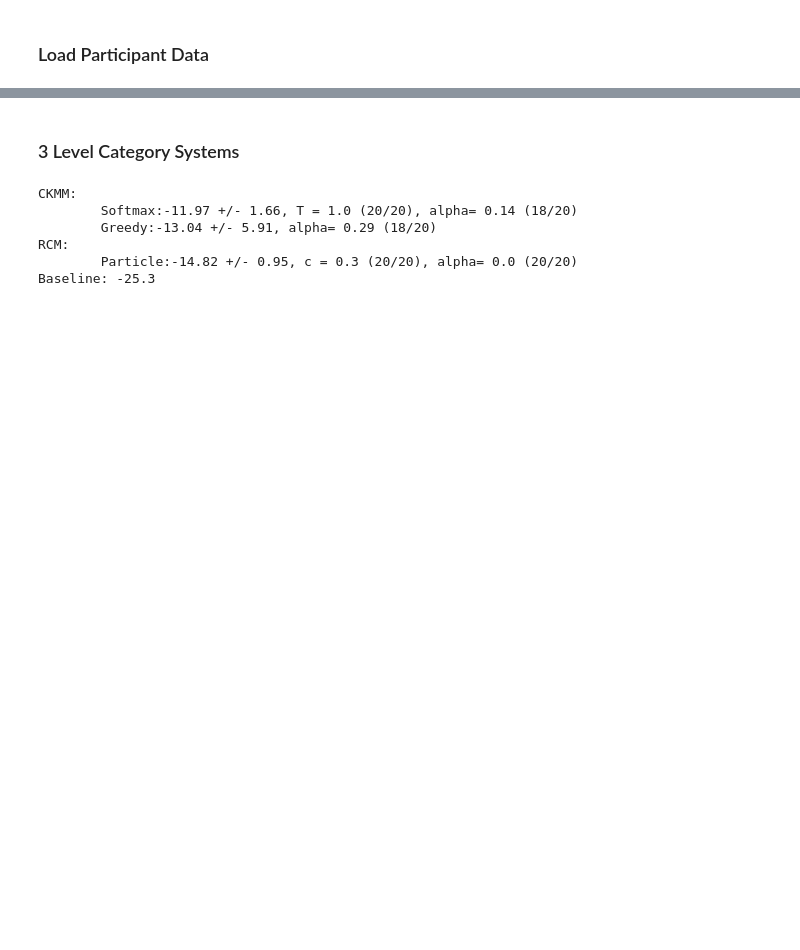
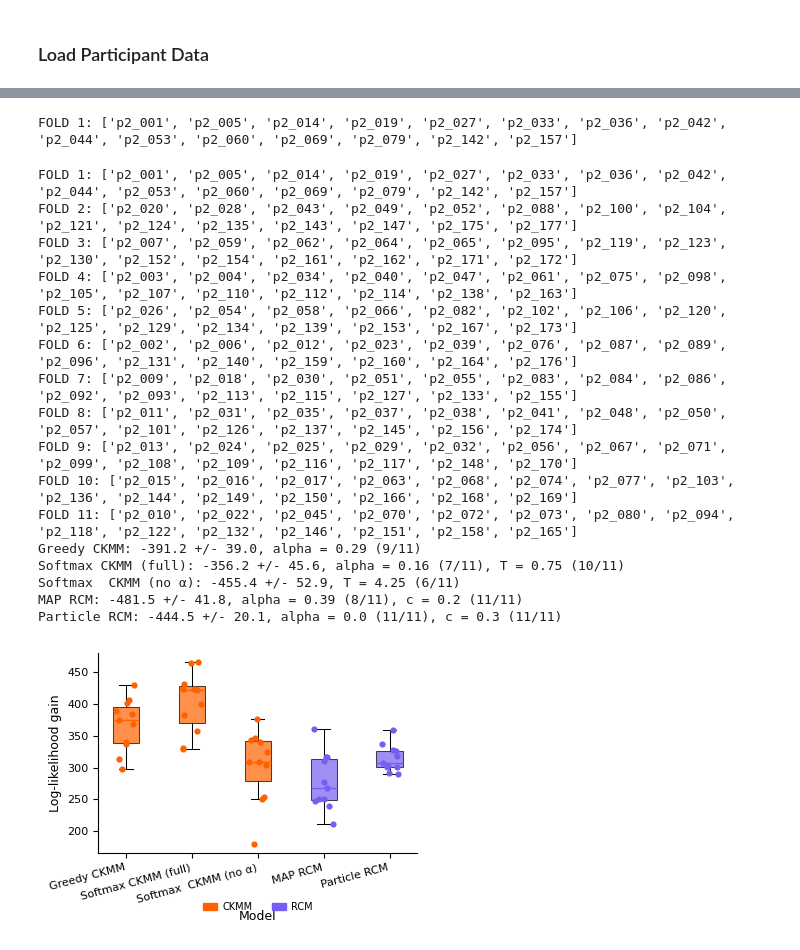
Before and after one commit to katie-warburton/Sequence-Effects-in-Hierarchical-Category-Systems, a Jupyter notebook: Model Comparison.ipynb, the cells around one changed output, grey strips where cells are left out. Drawn from its saved outputs; the diff is of its cells as text; code cells hidden in the pictures; blank space fills up the shorter version.

```diff
--- a/Model Comparison.ipynb
+++ b/Model Comparison.ipynb
@@ -39,16 +40,16 @@ item_space = [i for i in range(1, 32)]
 # %% [markdown]
 ### Load Participant Data
 # %%
-allParticipants = pd.read_csv('Results/participant_data.csv')
+allParticipants = pd.read_csv('Data/participant_data.csv')
 allParticipants =  allParticipants[(allParticipants['ATTEMPTS'] < 3) & (allParticipants['TOTAL_ERRORS'] < 4) & (allParticipants['POOL'] == 'prolific2')]
 participants = allParticipants['P_ID'].tolist()
 
-participant_df = pd.read_csv('Results/trial_data.csv')
+participant_df = pd.read_csv('Data/trial_data.csv')
 participant_df = participant_df[participant_df['P_ID'].isin(participants)]
 
 cat_assigns = ITEMS + ['I01', 'I03', 'I29', 'I31']
 others = participant_df.columns.difference(cat_assigns)
-sequence_df = pd.read_csv('Results/sequence_data.csv')
+sequence_df = pd.read_csv('Data/sequence_data.csv')
 
 trial_df = (
   participant_df[others]
@@ -129,9 +212,11 @@ three_lev_data = [tr for tr in participant_trials if tr['DEPTH'] == 3]
 rcm_data2 = RCS.format_rcm_data(two_lev_data)
 rcm_data3 = RCS.format_rcm_data(three_lev_data)
 # %%
-temps = np.linspace(1.0, 5, 41)
+# initial fitting suggested ranges for temp are different for 2-level and 3-level CKMM
+temps = np.linspace(1.0, 8.5, 16)
 alphas = np.linspace(0, 0.5, 51)
 c_vals = np.linspace(0.1, 0.9, 17)
-
 item_values = (np.array(item_space) - min(item_space)) / (max(item_space) - min(item_space))
 item_values = [np.array([val]) for val in item_values.tolist()]
+
+folds = 11
@@ -202,2 +222,0 @@ print(avg_ll_2p, avg_ll_2d)
-# %% [markdown]
-### 3 Level Category Systems
@@ -209,33 +223,24 @@ rcmp3_lls, rcmp3_params, rcmp3_ns = k_fold_cross_validation_rcs(rcm_data3, item_
-# %%
-avg_ll_3s = np.average(ckmms3_ll, weights=ckmms3_n)
-dev_3s = np.sqrt(np.average((ckmms3_ll-avg_ll_3s)**2, weights=ckmms3_n))
-t_unique_3s, t_freqs_3s = np.unique([t for t, _ in ckmms3_params], return_counts=True)
-a_unique_3s, a_freqs_3s = np.unique([a for _, a in ckmms3_params], return_counts=True)
-
-
-
-avg_ll_3d = np.average(ckmmd3_ll, weights=ckmmd3_n)
-dev_3d = np.sqrt(np.average((ckmmd3_ll-avg_ll_2d)**2, weights=ckmmd3_n))
-a_unique_3d, a_freqs_3d = np.unique(ckmmd3_params, return_counts=True)
-
-avg_ll_3p = np.average(rcmp3_lls, weights=rcmp3_ns)
-dev_3p = np.sqrt(np.average((rcmp3_lls-avg_ll_3p)**2, weights=rcmp3_ns))
-c_unique_3p, c_freqs_3p = np.unique([c for c, _ in rcmp3_params], return_counts=True)
-a_unique_3p, a_freqs_3p = np.unique([a for _, a in rcmp3_params], return_counts=True)
-
-
-rand_total_ll, n = OCS.get_loglike_and_n(ocs_data3, alpha=1.0)
-
-
-print(f'CKMM:\n\tSoftmax:{round(avg_ll_3s, 2)} +/- {round(dev_3s,2)}, T = {round(t_unique_3s[np.argmax(t_freqs_3s)],2)} ({t_freqs_3s[np.argmax(t_freqs_3s)]}/20), alpha= {a_unique_3s[np.argmax(a_freqs_3s)]} ({a_freqs_3s[np.argmax(a_freqs_3s)]}/20)')
-print(f'\tGreedy:{round(avg_ll_3d, 2)} +/- {round(dev_3d,2)}, alpha= {a_unique_3d[np.argmax(a_freqs_3d)]} ({a_freqs_3d[np.argmax(a_freqs_3d)]}/20)')
-print(f'RCM:\n\tParticle:{round(avg_ll_3p, 2)} +/- {round(dev_3p,2)}, c = {round(c_unique_3p[np.argmax(c_freqs_3p)],2)} ({c_freqs_3p[np.argmax(c_freqs_3p)]}/20), alpha= {a_unique_3p[np.argmax(a_freqs_3p)]} ({a_freqs_3p[np.argmax(a_freqs_3p)]}/20)')
-
-print(f'Baseline: {round(rand_total_ll/n,2)}')
-# %% [output]
-CKMM:
-        Softmax:-11.97 +/- 1.66, T = 1.0 (20/20), alpha= 0.14 (18/20)
-        Greedy:-13.04 +/- 5.91, alpha= 0.29 (18/20)
-RCM:
-        Particle:-14.82 +/- 0.95, c = 0.3 (20/20), alpha= 0.0 (20/20)
-Baseline: -25.3
+# %%
+lls2, params2, ns2 = k_fold_cross_validation(ocs_data2, rcm_data2, (alphas, c_vals, temps), 2, item_values, folds, save=True)
+# %% [output]
+FOLD 1: ['p2_001', 'p2_005', 'p2_014', 'p2_019', 'p2_027', 'p2_033', 'p2_036', 'p2_042', 'p2_044', 'p2_053', 'p2_060', 'p2_069', 'p2_079', 'p2_142', 'p2_157']
+# %%
+lls3, params3, ns3 = k_fold_cross_validation(ocs_data3, rcm_data3, (alphas, c_vals, temps), 3, item_values, folds, save=True)
+# %% [output]
+FOLD 1: ['p2_001', 'p2_005', 'p2_014', 'p2_019', 'p2_027', 'p2_033', 'p2_036', 'p2_042', 'p2_044', 'p2_053', 'p2_060', 'p2_069', 'p2_079', 'p2_142', 'p2_157']
+FOLD 2: ['p2_020', 'p2_028', 'p2_043', 'p2_049', 'p2_052', 'p2_088', 'p2_100', 'p2_104', 'p2_121', 'p2_124', 'p2_135', 'p2_143', 'p2_147', 'p2_175', 'p2_177']
+FOLD 3: ['p2_007', 'p2_059', 'p2_062', 'p2_064', 'p2_065', 'p2_095', 'p2_119', 'p2_123', 'p2_130', 'p2_152', 'p2_154', 'p2_161', 'p2_162', 'p2_171', 'p2_172']
+FOLD 4: ['p2_003', 'p2_004', 'p2_034', 'p2_040', 'p2_047', 'p2_061', 'p2_075', 'p2_098', 'p2_105', 'p2_107', 'p2_110', 'p2_112', 'p2_114', 'p2_138', 'p2_163']
+FOLD 5: ['p2_026', 'p2_054', 'p2_058', 'p2_066', 'p2_082', 'p2_102', 'p2_106', 'p2_120', 'p2_125', 'p2_129', 'p2_134', 'p2_139', 'p2_153', 'p2_167', 'p2_173']
+FOLD 6: ['p2_002', 'p2_006', 'p2_012', 'p2_023', 'p2_039', 'p2_076', 'p2_087', 'p2_089', 'p2_096', 'p2_131', 'p2_140', 'p2_159', 'p2_160', 'p2_164', 'p2_176']
+FOLD 7: ['p2_009', 'p2_018', 'p2_030', 'p2_051', 'p2_055', 'p2_083', 'p2_084', 'p2_086', 'p2_092', 'p2_093', 'p2_113', 'p2_115', 'p2_127', 'p2_133', 'p2_155']
+FOLD 8: ['p2_011', 'p2_031', 'p2_035', 'p2_037', 'p2_038', 'p2_041', 'p2_048', 'p2_050', 'p2_057', 'p2_101', 'p2_126', 'p2_137', 'p2_145', 'p2_156', 'p2_174']
+FOLD 9: ['p2_013', 'p2_024', 'p2_025', 'p2_029', 'p2_032', 'p2_056', 'p2_067', 'p2_071', 'p2_099', 'p2_108', 'p2_109', 'p2_116', 'p2_117', 'p2_148', 'p2_170']
+FOLD 10: ['p2_015', 'p2_016', 'p2_017', 'p2_063', 'p2_068', 'p2_074', 'p2_077', 'p2_103', 'p2_136', 'p2_144', 'p2_149', 'p2_150', 'p2_166', 'p2_168', 'p2_169']
+FOLD 11: ['p2_010', 'p2_022', 'p2_045', 'p2_070', 'p2_072', 'p2_073', 'p2_080', 'p2_094', 'p2_118', 'p2_122', 'p2_132', 'p2_146', 'p2_151', 'p2_158', 'p2_165']
+Greedy CKMM: -391.2 +/- 39.0, alpha = 0.29 (9/11)
+Softmax CKMM (full): -356.2 +/- 45.6, alpha = 0.16 (7/11), T = 0.75 (10/11)
+Softmax  CKMM (no α): -455.4 +/- 52.9, T = 4.25 (6/11)
+MAP RCM: -481.5 +/- 41.8, alpha = 0.39 (8/11), c = 0.2 (11/11)
+Particle RCM: -444.5 +/- 20.1, alpha = 0.0 (11/11), c = 0.3 (11/11)
+[figure, added]
```
Also changed, not shown: parts of 12 cells of this notebook, 12 other files.
